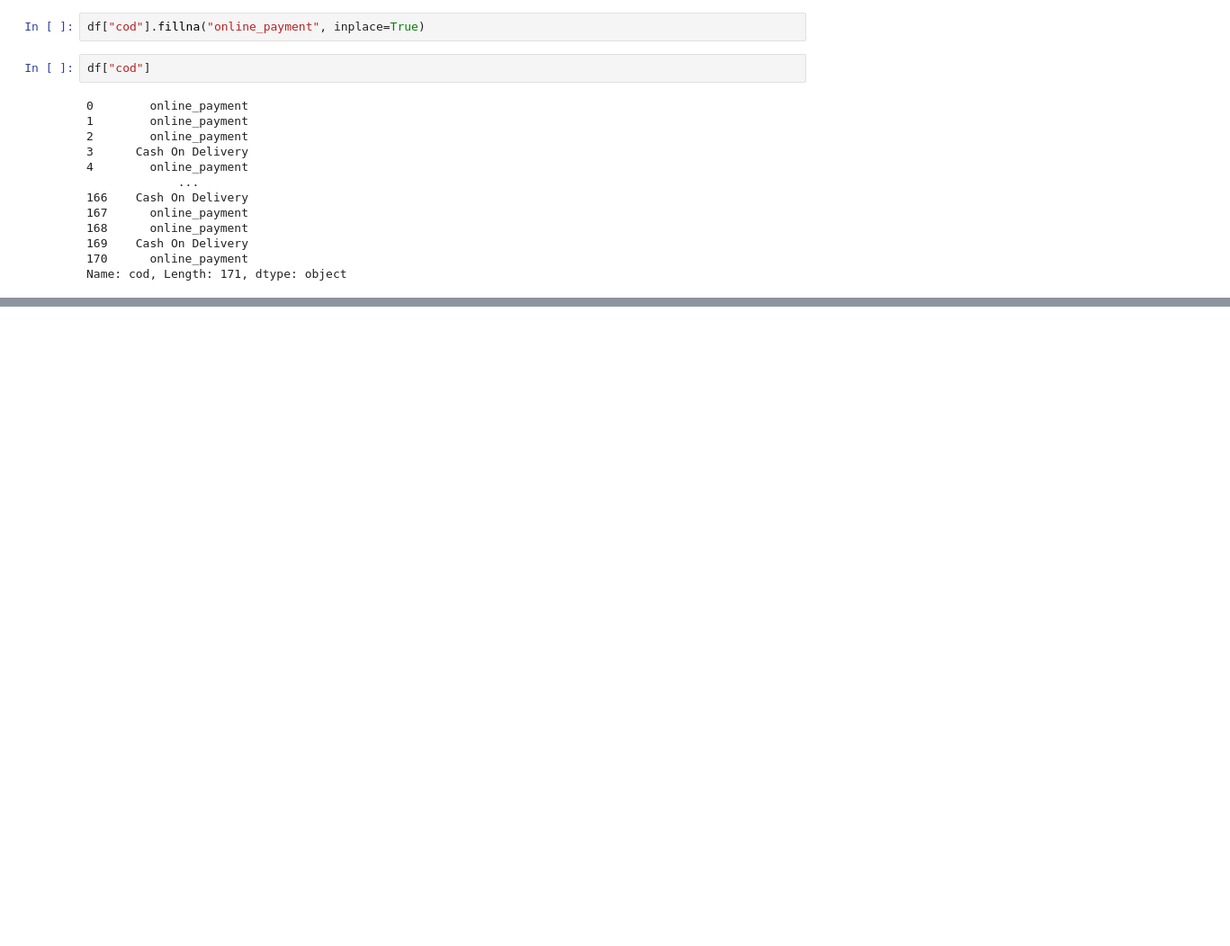
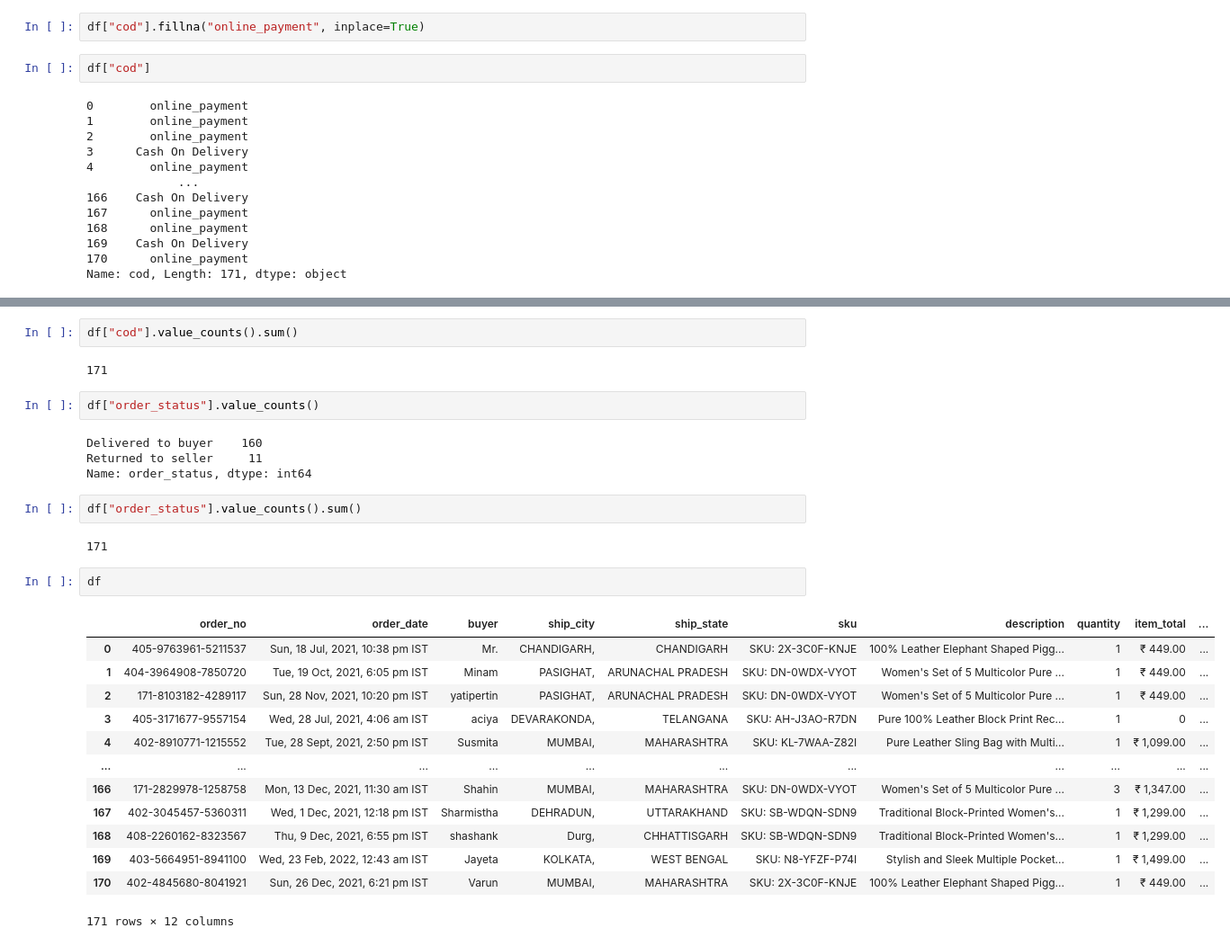
Before and after one commit to sumeet860/datascience, a Jupyter notebook: notebook/AmazonOrder.ipynb, the cells around one changed output, grey strips where cells are left out. Shown: that part at 90% size. Drawn from its saved outputs; the diff is of its cells as text; blank space fills up the shorter version.

```diff
--- a/notebook/AmazonOrder.ipynb
+++ b/notebook/AmazonOrder.ipynb
@@ -72,0 +222,30 @@ TypeError: can only concatenate str (not "int") to str
+# %%
+df["cod"].value_counts().sum()
+# %% [output]
+171
+# %%
+df["order_status"].value_counts()
+# %% [output]
+Delivered to buyer    160
+Returned to seller     11
+Name: order_status, dtype: int64
+# %%
+df["order_status"].value_counts().sum()
+# %% [output]
+171
+# %%
+df
+# %% [output]
+|  | order_no | order_date | buyer | ship_city | ship_state | sku | description | quantity | item_total | ... |
+| 0 | 405-9763961-5211537 | Sun, 18 Jul, 2021, 10:38 pm IST | Mr. | CHANDIGARH, | CHANDIGARH | SKU: 2X-3C0F-KNJE | 100% Leather Elephant Shaped Pigg... | 1 | ₹ 449.00 | ... |
+| 1 | 404-3964908-7850720 | Tue, 19 Oct, 2021, 6:05 pm IST | Minam | PASIGHAT, | ARUNACHAL PRADESH | SKU: DN-0WDX-VYOT | Women's Set of 5 Multicolor Pure ... | 1 | ₹ 449.00 | ... |
+| 2 | 171-8103182-4289117 | Sun, 28 Nov, 2021, 10:20 pm IST | yatipertin | PASIGHAT, | ARUNACHAL PRADESH | SKU: DN-0WDX-VYOT | Women's Set of 5 Multicolor Pure ... | 1 | ₹ 449.00 | ... |
+| 3 | 405-3171677-9557154 | Wed, 28 Jul, 2021, 4:06 am IST | aciya | DEVARAKONDA, | TELANGANA | SKU: AH-J3AO-R7DN | Pure 100% Leather Block Print Rec... | 1 | 0 | ... |
+| 4 | 402-8910771-1215552 | Tue, 28 Sept, 2021, 2:50 pm IST | Susmita | MUMBAI, | MAHARASHTRA | SKU: KL-7WAA-Z82I | Pure Leather Sling Bag with Multi... | 1 | ₹ 1,099.00 | ... |
+| ... | ... | ... | ... | ... | ... | ... | ... | ... | ... | ... |
+| 166 | 171-2829978-1258758 | Mon, 13 Dec, 2021, 11:30 am IST | Shahin | MUMBAI, | MAHARASHTRA | SKU: DN-0WDX-VYOT | Women's Set of 5 Multicolor Pure ... | 3 | ₹ 1,347.00 | ... |
+| 167 | 402-3045457-5360311 | Wed, 1 Dec, 2021, 12:18 pm IST | Sharmistha | DEHRADUN, | UTTARAKHAND | SKU: SB-WDQN-SDN9 | Traditional Block-Printed Women's... | 1 | ₹ 1,299.00 | ... |
+| 168 | 408-2260162-8323567 | Thu, 9 Dec, 2021, 6:55 pm IST | shashank | Durg, | CHHATTISGARH | SKU: SB-WDQN-SDN9 | Traditional Block-Printed Women's... | 1 | ₹ 1,299.00 | ... |
+| 169 | 403-5664951-8941100 | Wed, 23 Feb, 2022, 12:43 am IST | Jayeta | KOLKATA, | WEST BENGAL | SKU: N8-YFZF-P74I | Stylish and Sleek Multiple Pocket... | 1 | ₹ 1,499.00 | ... |
+| 170 | 402-4845680-8041921 | Sun, 26 Dec, 2021, 6:21 pm IST | Varun | MUMBAI, | MAHARASHTRA | SKU: 2X-3C0F-KNJE | 100% Leather Elephant Shaped Pigg... | 1 | ₹ 449.00 | ... |
+171 rows × 12 columns
```
Also changed, not shown: parts of 24 cells of this notebook.
